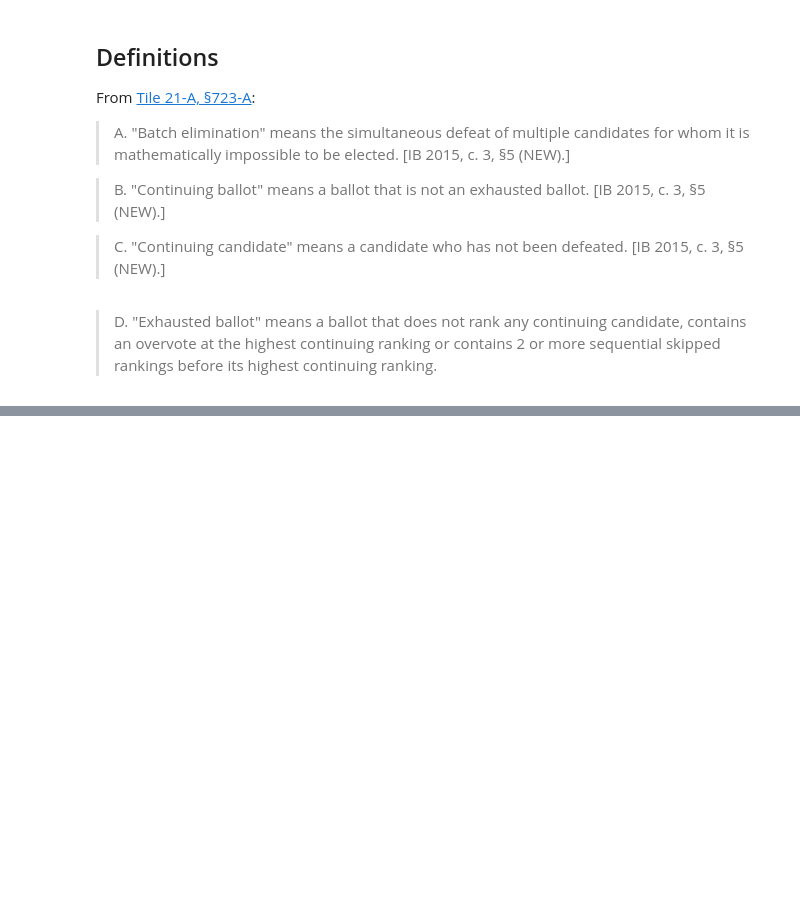
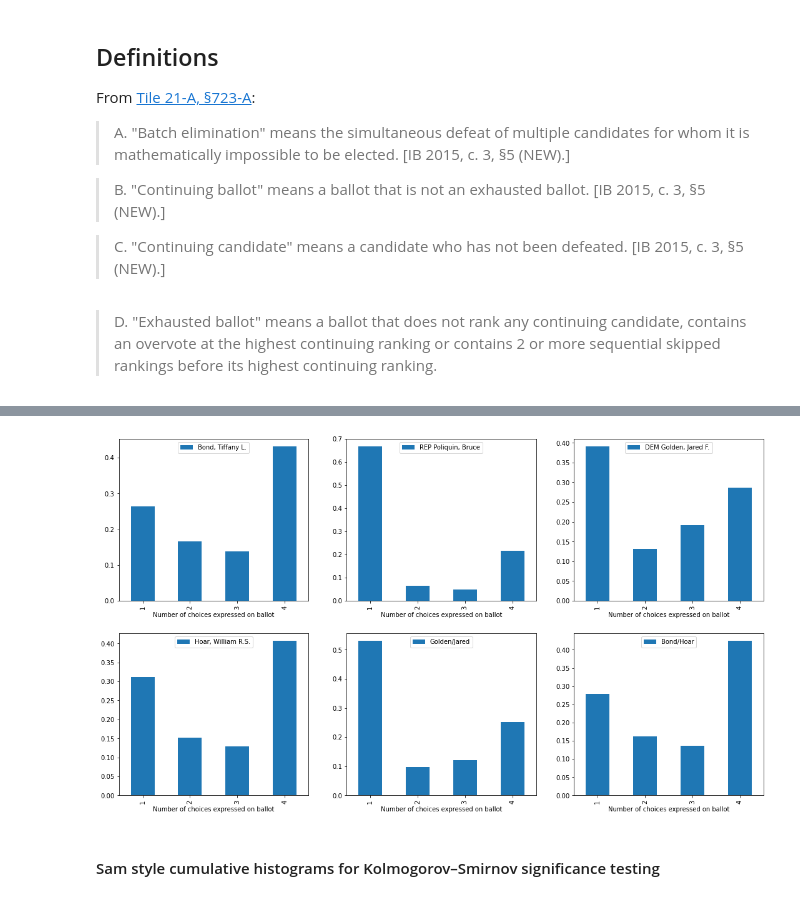
Before and after one commit to baxterdemers/rcv, a Jupyter notebook: maine_rcv.ipynb, the cells around one changed output, grey strips where cells are left out. Cells and saved outputs as stored; diff of their text form; code cells hidden in the pictures; blank space fills up the shorter version.

```diff
--- a/maine_rcv.ipynb
+++ b/maine_rcv.ipynb
@@ -248,0 +363,10 @@ dtype: float64
+# %%
+fig, axs = plt.subplots(2,3)
+axs = axs.flatten()
+for idx, col in enumerate(dec_ct.columns):
+    dec_ct[col].plot.bar(ax=axs[idx]).legend(loc=9)
+fig.set_size_inches(18.5, 10.5)
+# %% [output]
+[figure, added]
+# %% [markdown]
+#### Sam style cumulative histograms for Kolmogorov–Smirnov significance testing
```
Also changed, not shown: parts of 25 cells of this notebook, 37 other files.
